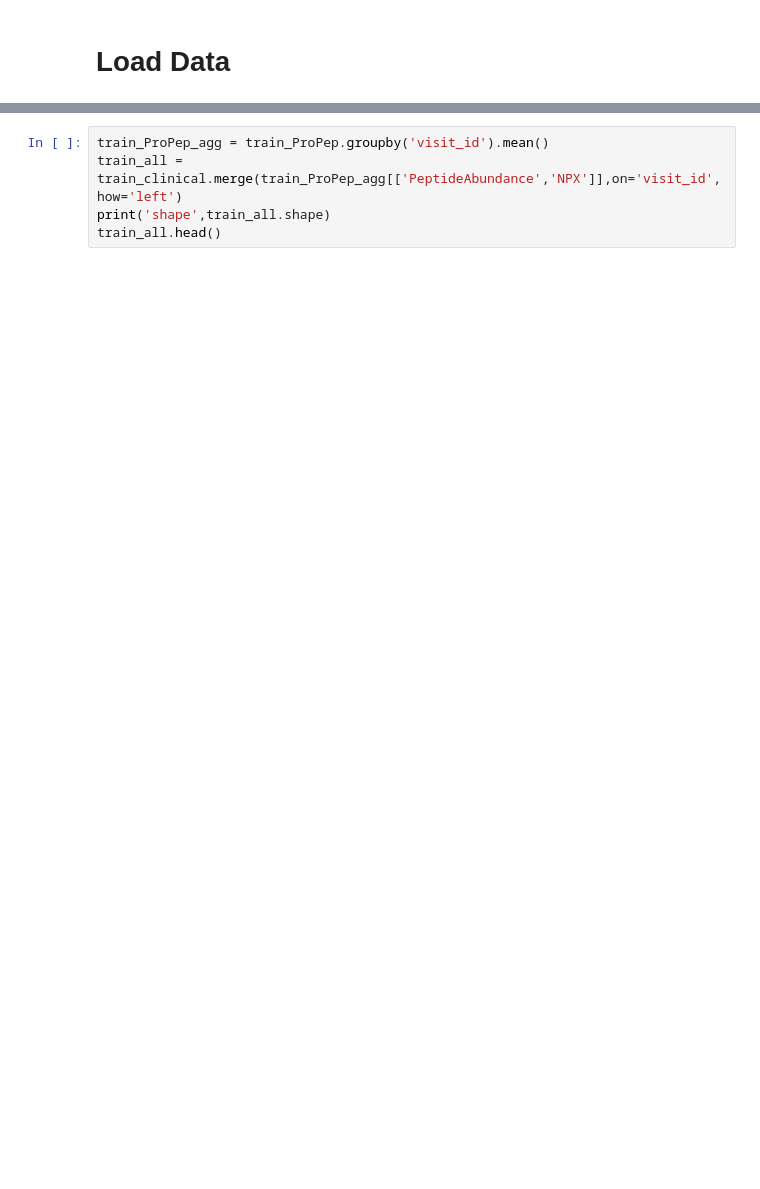
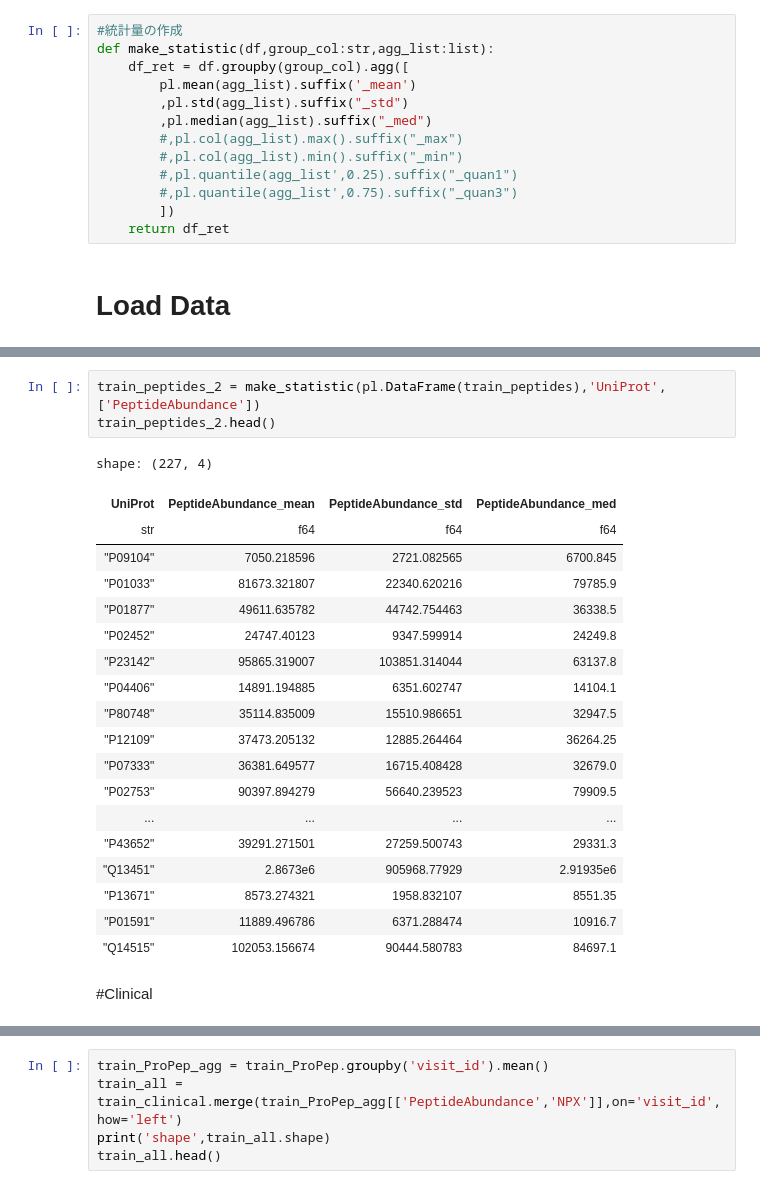
Before and after one commit to kunai-3txk/Compe_tonyobyo, a Jupyter notebook: AMP_FeatureStore.ipynb, the cells around one changed output, grey strips where cells are left out. Cells and saved outputs as stored; diff of their text form; blank space fills up the shorter version.

```diff
--- a/AMP_FeatureStore.ipynb
+++ b/AMP_FeatureStore.ipynb
@@ -87,3 +40,16 @@ def smape(y_true, y_pred):
+# %%
+#統計量の作成
+def make_statistic(df,group_col:str,agg_list:list):
+    df_ret = df.groupby(group_col).agg([
+        pl.mean(agg_list).suffix('_mean')
+        ,pl.std(agg_list).suffix("_std")
+        ,pl.median(agg_list).suffix("_med")
+        #,pl.col(agg_list).max().suffix("_max")
+        #,pl.col(agg_list).min().suffix("_min")
+        #,pl.quantile(agg_list',0.25).suffix("_quan1")
+        #,pl.quantile(agg_list',0.75).suffix("_quan3")
+        ])
+    return df_ret
 # %% [markdown]
 # Load Data
 # %%
@@ -99,0 +140,25 @@ Proteins shape: (232741, 5) Peptides shape: (981834, 6) Clinical shape: (2615, 8
+# %%
+train_peptides_2 = make_statistic(pl.DataFrame(train_peptides),'UniProt',['PeptideAbundance'])
+train_peptides_2.head()
+# %% [output]
+shape: (227, 4)
+| UniProt | PeptideAbundance_mean | PeptideAbundance_std | PeptideAbundance_med |
+| str | f64 | f64 | f64 |
+| "P09104" | 7050.218596 | 2721.082565 | 6700.845 |
+| "P01033" | 81673.321807 | 22340.620216 | 79785.9 |
+| "P01877" | 49611.635782 | 44742.754463 | 36338.5 |
+| "P02452" | 24747.40123 | 9347.599914 | 24249.8 |
+| "P23142" | 95865.319007 | 103851.314044 | 63137.8 |
+| "P04406" | 14891.194885 | 6351.602747 | 14104.1 |
+| "P80748" | 35114.835009 | 15510.986651 | 32947.5 |
+| "P12109" | 37473.205132 | 12885.264464 | 36264.25 |
+| "P07333" | 36381.649577 | 16715.408428 | 32679.0 |
+| "P02753" | 90397.894279 | 56640.239523 | 79909.5 |
+| ... | ... | ... | ... |
+| "P43652" | 39291.271501 | 27259.500743 | 29331.3 |
+| "Q13451" | 2.8673e6 | 905968.77929 | 2.91935e6 |
+| "P13671" | 8573.274321 | 1958.832107 | 8551.35 |
+| "P01591" | 11889.496786 | 6371.288474 | 10916.7 |
+| "Q14515" | 102053.156674 | 90444.580783 | 84697.1 |
+# %% [markdown]
+#Clinical
```
Also changed, not shown: parts of 20 cells of this notebook.
